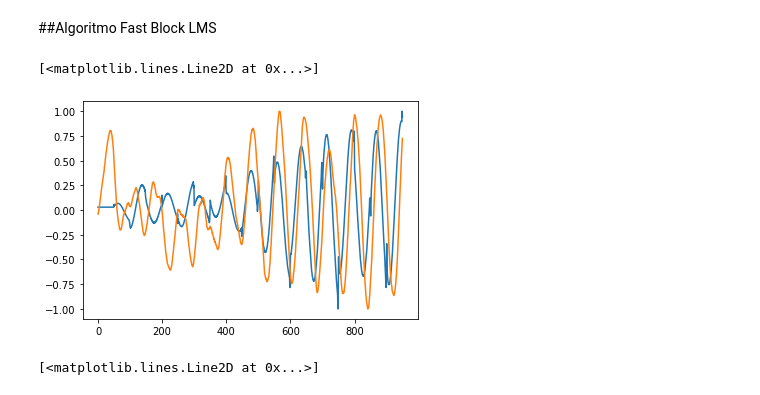
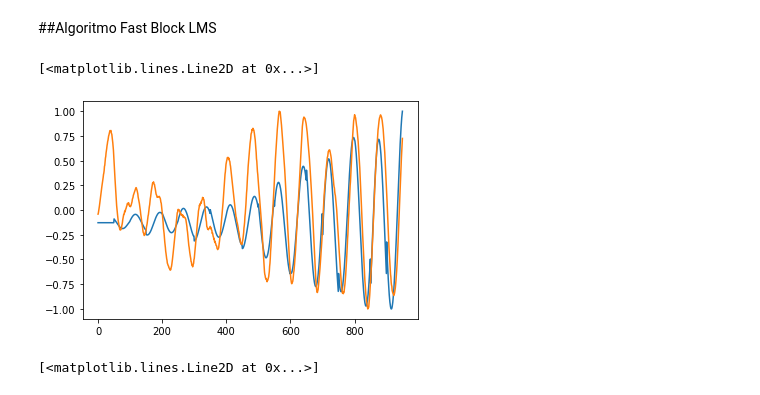
Before and after one commit to jmestanza/Echo_cancellation, a Jupyter notebook: FastBlockNLMS_and_NMLS_mejora_conv.ipynb, the cells around one changed output. Saved outputs shown, nothing was run; the diff lists cells and outputs as text; code cells hidden in the pictures.

Commit message:
Esto tiene las dos, mejora de conv y pot, la de mejora de conv anda mal

```diff
--- a/FastBlockNLMS_and_NMLS_mejora_conv.ipynb
+++ b/FastBlockNLMS_and_NMLS_mejora_conv.ipynb
@@ -259,79 +257,62 @@ def getBlocks(M,number_of_blocks,new_u,new_d):
     blocks_d = np.array(blocks_d)
     return blocks_u, blocks_d
 
-def FastBlockNLMS(M, u, d, mu, delta, gamma):
+def FastBlockNLMS(M, u, d, delta, gamma, mode):
     N = 2*M
-    u_list = np.zeros(0)
     d_list = np.zeros(0)
     y_list = np.zeros(0)
     W = np.zeros(N)
     W = W.astype(complex)
     original_len = len(u)
     P = np.zeros((N,N))
+    P[:,-1] = np.ones(N)*delta # init de P
 
     new_u = np.concatenate((np.zeros(M-1),u), axis= None)
     new_d = np.concatenate((np.zeros(M-1),d), axis= None)
 
     number_of_blocks = original_len//M
 
     blocks_u, blocks_d = getBlocks(M, number_of_blocks, new_u,new_d)
 
-
     # el algoritmo empieza aca
     for k in range(number_of_blocks - 1):
-#    for k in range(1):
-
-        u_list = np.concatenate((u_list,blocks_u[k][0,:]), axis=None)
-
-        # concateno dos bloques
-        u_concat = np.concatenate((blocks_u[k],blocks_u[k+1]),axis=1)
+        u_concat = np.concatenate((blocks_u[k],blocks_u[k+1]),axis=1) # concateno dos bloques
         u_concat = np.concatenate((u_concat,np.zeros((M,N))), axis = 0) # overlap and save
         u_concat = u_concat.astype(complex)
         for i in range(N):
-            #u_concat[:,i] = np.fft.fft(u_concat[:,i]) # esto hace la fft en columnas
             u_concat[i,:] = np.fft.fft(u_concat[i,:]) # esto hace la fft en filas
-            # da mejor con las filas, ademas en el resumen dice que haga fft de la cosa traspuesta
+        U = u_concat.diagonal() # esta U es de longitud 2N
+        for l in range(N):
+            P[:,l] = gamma* P[:,l-1] + (1-gamma)* np.power(np.abs(U),2)
 
-        U = u_concat.diagonal() # esta U es de longitud N = 2M
-
-
-        for l in range(0,N):
-            if l == 0:
-                P[:,l] =  np.ones(N)*delta + (1-gamma) * np.power(np.abs(U),2)
-            else:
-                P[:,l] = gamma*P[:,l-1] + (1-gamma) * np.power(np.abs(U),2)
-
-        D = P.copy()
-        D = np.power(D,-1)
-        D = D.diagonal()
-
+        D = np.power(P.diagonal(),-1)
         y = np.fft.ifft(U*W).real
-
         y = y[len(y)-M:]
         y_list = np.concatenate((y_list,y), axis=None)
         d = blocks_d[k][0,:]
-
         d_list = np.concatenate((d_list,d), axis=None)
-
         e = d-y
         E = np.fft.fft(np.concatenate((np.zeros(M),e),axis = None))
-        #phi = np.fft.ifft((U.conj().T)*E).real[:M]
-        phi = np.fft.ifft(D*(U.conj().T)*E).real[:M]
-        nu = mu/(np.dot(blocks_u[k][0,:],blocks_u[k][0,:]) + delta)
-        #W += gamma*nu*np.fft.fft(np.concatenate((phi,np.zeros(M)),axis=None))
-        W += gamma*np.fft.fft(np.concatenate((phi,np.zeros(M)),axis=None))
-    return u_list,y_list, d_list
+        if mode == "pot":
+            pot = np.sum(np.power(np.abs(U),2))
+            phi = np.fft.ifft(U.conj()*E).real[:M]
+            W += (gamma/pot)*np.fft.fft(np.concatenate((phi,np.zeros(M)),axis=None))
+        elif mode == "mejorconv":
+            phi = np.fft.ifft(np.matmul(D,U.conj().T)*E).real[:M]
+            W += gamma*np.fft.fft(np.concatenate((phi,np.zeros(M)),axis=None))
+
+    return y_list, d_list
 
 auxu = uZ[len(uZ)//2:len(uZ)//2+1000]
 auxd = dZ[len(dZ)//2:len(dZ)//2+1000]
 
-u_list, y_list, d_list =FastBlockNLMS(50,auxu,auxd, mu = 10, delta=1, gamma = 0.4)
+y_list, d_list =FastBlockNLMS(50,auxu,auxd, delta=0.01, gamma = 0.9, mode = "pot")
 
 plt.plot(normalize(y_list))
 plt.plot(normalize(d_list))
 # %% [output]
 [<matplotlib.lines.Line2D at 0x...>]
-[figure, old version]
+[figure, new version]
 # %%
 plt.plot(normalize(auxu))
 plt.plot(normalize(auxd))
```
Also changed, not shown: parts of 6 cells of this notebook.
